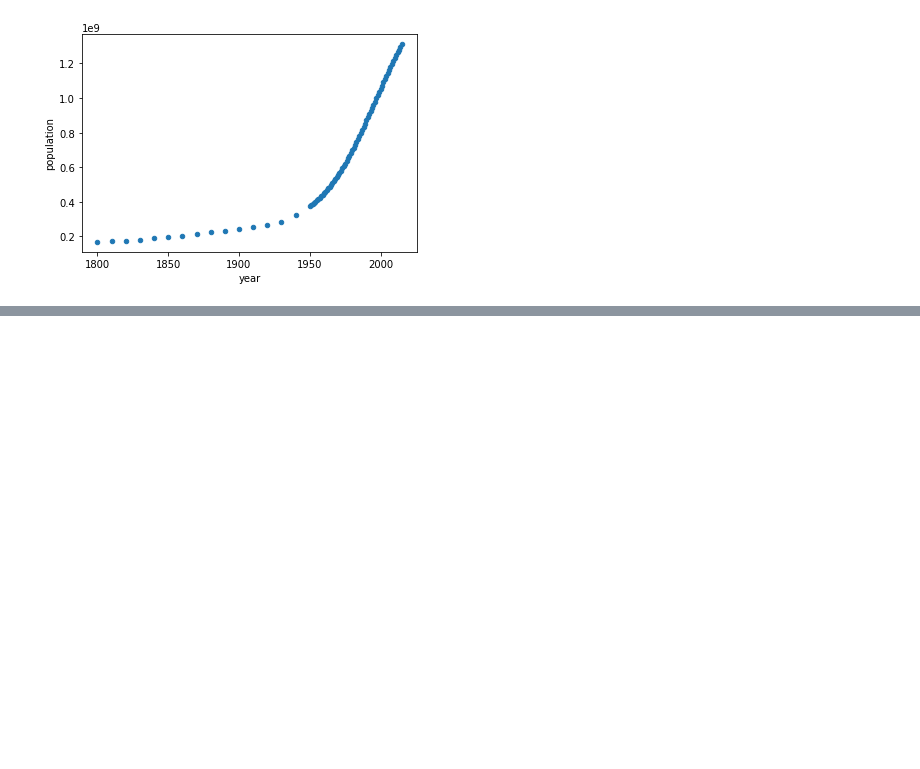
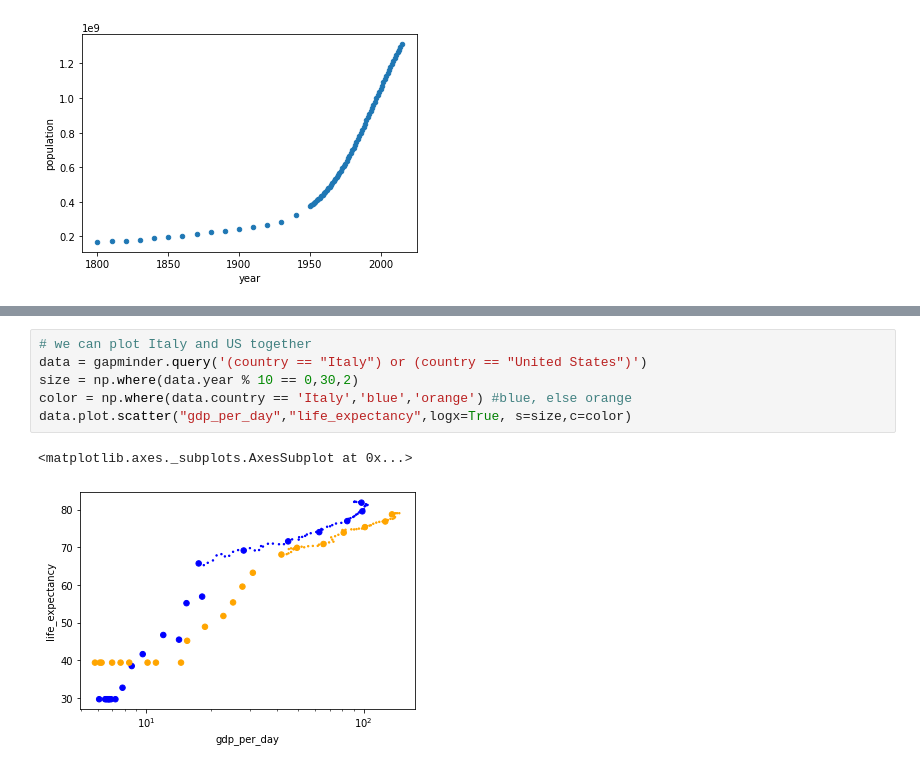
Before and after one commit to jeffching/projects, a Jupyter notebook: Ex_Files_Python_Statistics_EssT/Exercise Files/chapter3/03_04/03_04_twovariables_begin.ipynb, the cells around one changed output, grey strips where cells are left out. Saved outputs shown, nothing was run; the diff lists cells and outputs as text; blank space fills up the shorter version.

```diff
--- a/Ex_Files_Python_Statistics_EssT/Exercise Files/chapter3/03_04/03_04_twovariables_begin.ipynb
+++ b/Ex_Files_Python_Statistics_EssT/Exercise Files/chapter3/03_04/03_04_twovariables_begin.ipynb
@@ -70,0 +93,9 @@ italy.plot.scatter("year","gdp_per_day",logy=True)
+# %%
+# we can plot Italy and US together
+data = gapminder.query('(country == "Italy") or (country == "United States")')
+size = np.where(data.year % 10 == 0,30,2)
+color = np.where(data.country == 'Italy','blue','orange') #blue, else orange
+data.plot.scatter("gdp_per_day","life_expectancy",logx=True, s=size,c=color)
+# %% [output]
+<matplotlib.axes._subplots.AxesSubplot at 0x...>
+[figure, added]
```
Also changed, not shown: parts of 12 cells of this notebook, 10 other files.
